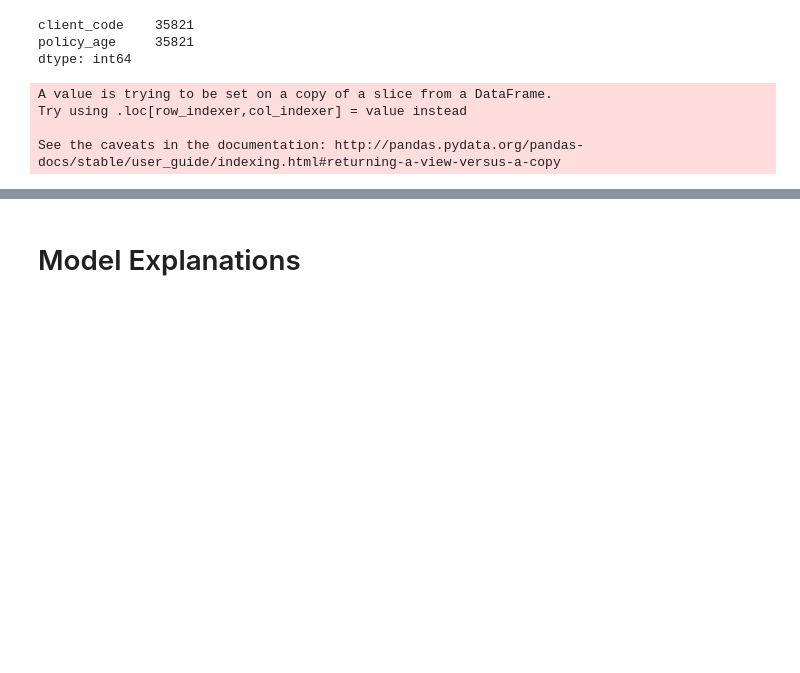
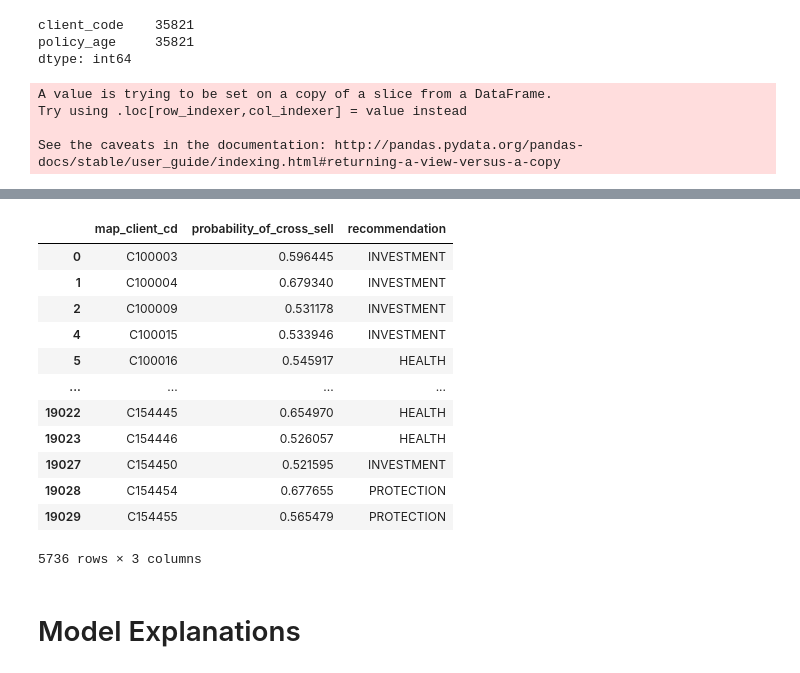
Before and after one commit to nisalr/datastorm-2.0-case-study, a Jupyter notebook: src/model-v1.ipynb, the cells around one changed output, grey strips where cells are left out. Cells and saved outputs as stored; diff of their text form; code cells hidden in the pictures; blank space fills up the shorter version.

```diff
--- a/src/model-v1.ipynb
+++ b/src/model-v1.ipynb
@@ -680 +665,17 @@ df_sub_final
+# %%
+df_sub_final[df_sub_final.probability_of_cross_sell > 0.5]
+# %% [output]
+|  | map_client_cd | probability_of_cross_sell | recommendation |
+| 0 | C100003 | 0.596445 | INVESTMENT |
+| 1 | C100004 | 0.679340 | INVESTMENT |
+| 2 | C100009 | 0.531178 | INVESTMENT |
+| 4 | C100015 | 0.533946 | INVESTMENT |
+| 5 | C100016 | 0.545917 | HEALTH |
+| ... | ... | ... | ... |
+| 19022 | C154445 | 0.654970 | HEALTH |
+| 19023 | C154446 | 0.526057 | HEALTH |
+| 19027 | C154450 | 0.521595 | INVESTMENT |
+| 19028 | C154454 | 0.677655 | PROTECTION |
+| 19029 | C154455 | 0.565479 | PROTECTION |
+5736 rows × 3 columns
 # %%
```
Also changed, not shown: parts of 27 cells of this notebook, 1 other file.
